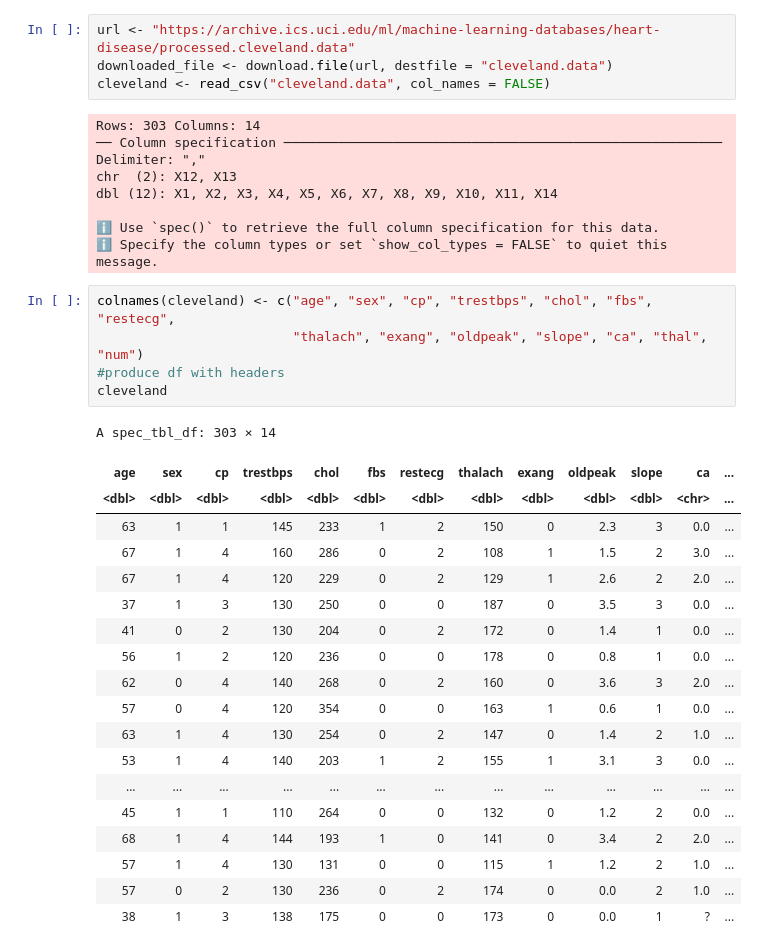
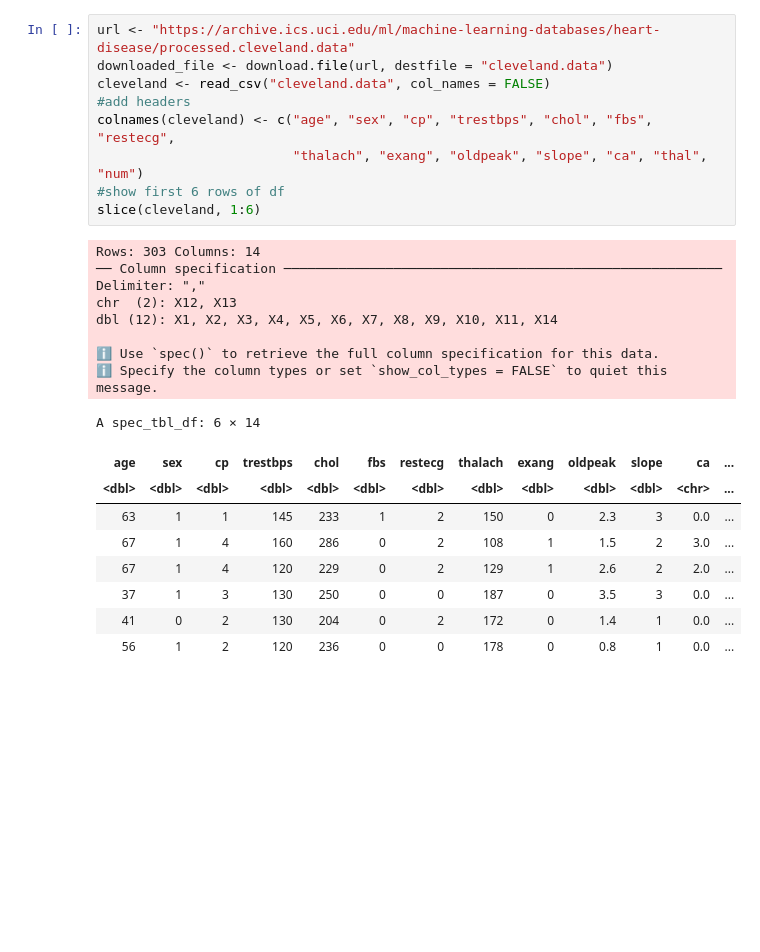
Before and after one commit to ImRURprimeUprime/Dsci100-Group-Project, a Jupyter notebook: Untitled.ipynb, the cells around one changed output. Drawn from its saved outputs; the diff is of its cells as text; blank space fills up the shorter version.

```diff
--- a/Untitled.ipynb
+++ b/Untitled.ipynb
@@ -23,39 +33,28 @@ library(tidymodels)
 # %%
 url <- "https://archive.ics.uci.edu/ml/machine-learning-databases/heart-disease/processed.cleveland.data"
 downloaded_file <- download.file(url, destfile = "cleveland.data")
 cleveland <- read_csv("cleveland.data", col_names = FALSE)
+#add headers
+colnames(cleveland) <- c("age", "sex", "cp", "trestbps", "chol", "fbs", "restecg",
+                         "thalach", "exang", "oldpeak", "slope", "ca", "thal", "num")
+#show first 6 rows of df
+slice(cleveland, 1:6)
 # %% [output]
 Rows: 303 Columns: 14
 ── Column specification ────────────────────────────────────────────────────────
 Delimiter: ","
 chr  (2): X12, X13
 dbl (12): X1, X2, X3, X4, X5, X6, X7, X8, X9, X10, X11, X14
 
 ℹ Use `spec()` to retrieve the full column specification for this data.
 ℹ Specify the column types or set `show_col_types = FALSE` to quiet this message.
+A spec_tbl_df: 6 × 14
+| age | sex | cp | trestbps | chol | fbs | restecg | thalach | exang | oldpeak | slope | ca | ... |
+| <dbl> | <dbl> | <dbl> | <dbl> | <dbl> | <dbl> | <dbl> | <dbl> | <dbl> | <dbl> | <dbl> | <chr> | ... |
+| 63 | 1 | 1 | 145 | 233 | 1 | 2 | 150 | 0 | 2.3 | 3 | 0.0 | ... |
+| 67 | 1 | 4 | 160 | 286 | 0 | 2 | 108 | 1 | 1.5 | 2 | 3.0 | ... |
+| 67 | 1 | 4 | 120 | 229 | 0 | 2 | 129 | 1 | 2.6 | 2 | 2.0 | ... |
+| 37 | 1 | 3 | 130 | 250 | 0 | 0 | 187 | 0 | 3.5 | 3 | 0.0 | ... |
+| 41 | 0 | 2 | 130 | 204 | 0 | 2 | 172 | 0 | 1.4 | 1 | 0.0 | ... |
+| 56 | 1 | 2 | 120 | 236 | 0 | 0 | 178 | 0 | 0.8 | 1 | 0.0 | ... |
-# %%
-colnames(cleveland) <- c("age", "sex", "cp", "trestbps", "chol", "fbs", "restecg",
-                         "thalach", "exang", "oldpeak", "slope", "ca", "thal", "num")
-#produce df with headers
-cleveland
-# %% [output]
-A spec_tbl_df: 303 × 14
-| age | sex | cp | trestbps | chol | fbs | restecg | thalach | exang | oldpeak | slope | ca | ... |
-| <dbl> | <dbl> | <dbl> | <dbl> | <dbl> | <dbl> | <dbl> | <dbl> | <dbl> | <dbl> | <dbl> | <chr> | ... |
-| 63 | 1 | 1 | 145 | 233 | 1 | 2 | 150 | 0 | 2.3 | 3 | 0.0 | ... |
-| 67 | 1 | 4 | 160 | 286 | 0 | 2 | 108 | 1 | 1.5 | 2 | 3.0 | ... |
-| 67 | 1 | 4 | 120 | 229 | 0 | 2 | 129 | 1 | 2.6 | 2 | 2.0 | ... |
-| 37 | 1 | 3 | 130 | 250 | 0 | 0 | 187 | 0 | 3.5 | 3 | 0.0 | ... |
-| 41 | 0 | 2 | 130 | 204 | 0 | 2 | 172 | 0 | 1.4 | 1 | 0.0 | ... |
-| 56 | 1 | 2 | 120 | 236 | 0 | 0 | 178 | 0 | 0.8 | 1 | 0.0 | ... |
-| 62 | 0 | 4 | 140 | 268 | 0 | 2 | 160 | 0 | 3.6 | 3 | 2.0 | ... |
-| 57 | 0 | 4 | 120 | 354 | 0 | 0 | 163 | 1 | 0.6 | 1 | 0.0 | ... |
-| 63 | 1 | 4 | 130 | 254 | 0 | 2 | 147 | 0 | 1.4 | 2 | 1.0 | ... |
-| 53 | 1 | 4 | 140 | 203 | 1 | 2 | 155 | 1 | 3.1 | 3 | 0.0 | ... |
-| ... | ... | ... | ... | ... | ... | ... | ... | ... | ... | ... | ... | ... |
-| 45 | 1 | 1 | 110 | 264 | 0 | 0 | 132 | 0 | 1.2 | 2 | 0.0 | ... |
-| 68 | 1 | 4 | 144 | 193 | 1 | 0 | 141 | 0 | 3.4 | 2 | 2.0 | ... |
-| 57 | 1 | 4 | 130 | 131 | 0 | 0 | 115 | 1 | 1.2 | 2 | 1.0 | ... |
-| 57 | 0 | 2 | 130 | 236 | 0 | 2 | 174 | 0 | 0.0 | 2 | 1.0 | ... |
-| 38 | 1 | 3 | 138 | 175 | 0 | 0 | 173 | 0 | 0.0 | 1 | ? | ... |
 # %%
```
Also changed, not shown: parts of 8 cells of this notebook.
